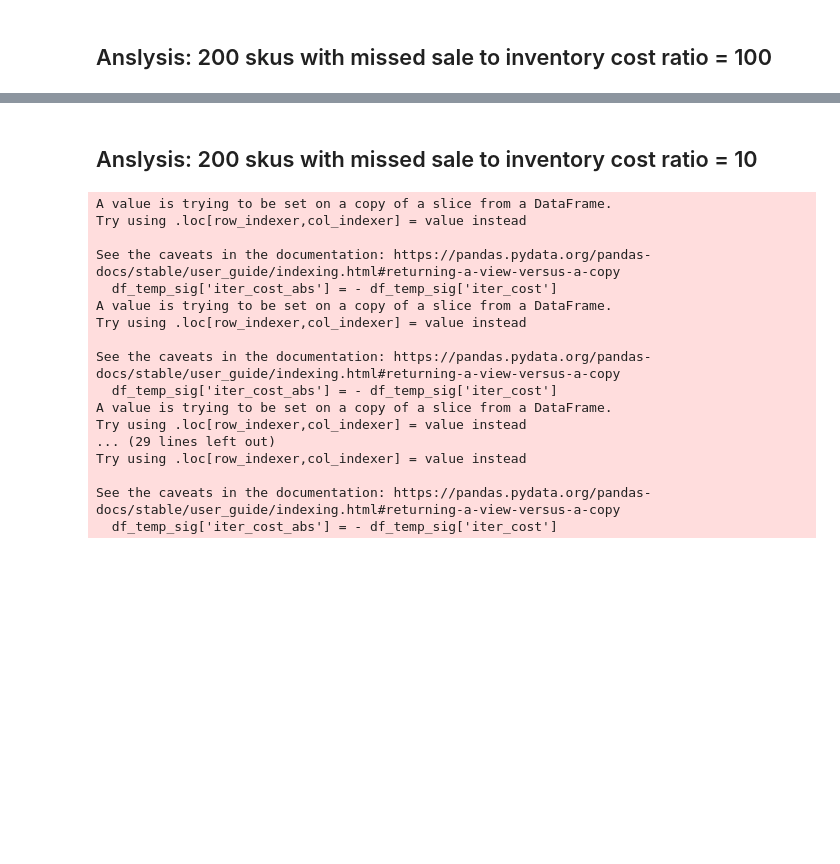
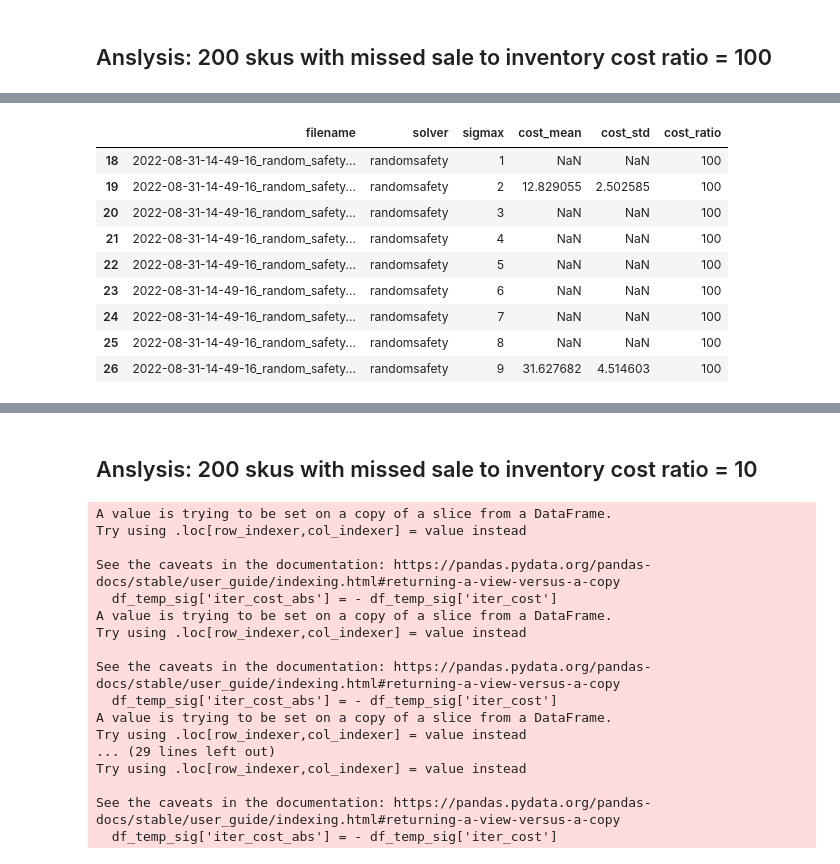
Before and after one commit to microsoft/bonsai-InventoryManagement, a Jupyter notebook: bonsai/logs/Multi_sku_r10_100_1000.ipynb, the cells around one changed output, grey strips where cells are left out. Drawn from its saved outputs; the diff is of its cells as text; code cells hidden in the pictures; blank space fills up the shorter version.

```diff
--- a/bonsai/logs/Multi_sku_r10_100_1000.ipynb
+++ b/bonsai/logs/Multi_sku_r10_100_1000.ipynb
@@ -235,9 +163,12 @@ from ast import literal_eval
 from tabulate import tabulate
 from matplotlib import pyplot as plt
 # %%
-filename1 = '2022-06-17-21-52-06_exported_log_r100.csv'
-filename2 = '2022-06-17-21-52-44_zero_policy_log_r100.csv'
-filename3 = '2022-06-17-21-51-58_random_safety_policy_log_r100.csv'
+# filename1 = '2022-06-17-21-52-06_exported_log_r100.csv'
+# filename2 = '2022-06-17-21-52-44_zero_policy_log_r100.csv'
+# filename3 = '2022-06-17-21-51-58_random_safety_policy_log_r100.csv'
+filename1 = '2022-08-31-14-31-12_exported_log.csv'
+filename2 = '2022-08-31-14-38-51_zero_policy_log.csv'
+filename3 = '2022-08-31-14-49-16_random_safety_policy_log.csv'
 files = [filename1, filename2, filename3]
 # %%
 files = [filename1, filename2, filename3]
@@ -331,6 +227,19 @@ ParserError: Error tokenizing data. C error: out of memory
 df_brain = ddf[ddf['solver']=='brainplusmip']
 df_mipmix = ddf[ddf['solver']=='mipmix']
 df_randomsafety = ddf[ddf['solver']=='randomsafety']
+# %%
+df_randomsafety
+# %% [output]
+|  | filename | solver | sigmax | cost_mean | cost_std | cost_ratio |
+| 18 | 2022-08-31-14-49-16_random_safety... | randomsafety | 1 | NaN | NaN | 100 |
+| 19 | 2022-08-31-14-49-16_random_safety... | randomsafety | 2 | 12.829055 | 2.502585 | 100 |
+| 20 | 2022-08-31-14-49-16_random_safety... | randomsafety | 3 | NaN | NaN | 100 |
+| 21 | 2022-08-31-14-49-16_random_safety... | randomsafety | 4 | NaN | NaN | 100 |
+| 22 | 2022-08-31-14-49-16_random_safety... | randomsafety | 5 | NaN | NaN | 100 |
+| 23 | 2022-08-31-14-49-16_random_safety... | randomsafety | 6 | NaN | NaN | 100 |
+| 24 | 2022-08-31-14-49-16_random_safety... | randomsafety | 7 | NaN | NaN | 100 |
+| 25 | 2022-08-31-14-49-16_random_safety... | randomsafety | 8 | NaN | NaN | 100 |
+| 26 | 2022-08-31-14-49-16_random_safety... | randomsafety | 9 | 31.627682 | 4.514603 | 100 |
 # %%
 plt.rc('font', size=15)
 fig = plt.figure(constrained_layout=True, figsize=(20, 10))
```
Also changed, not shown: parts of 8 cells of this notebook, 7 other files.
